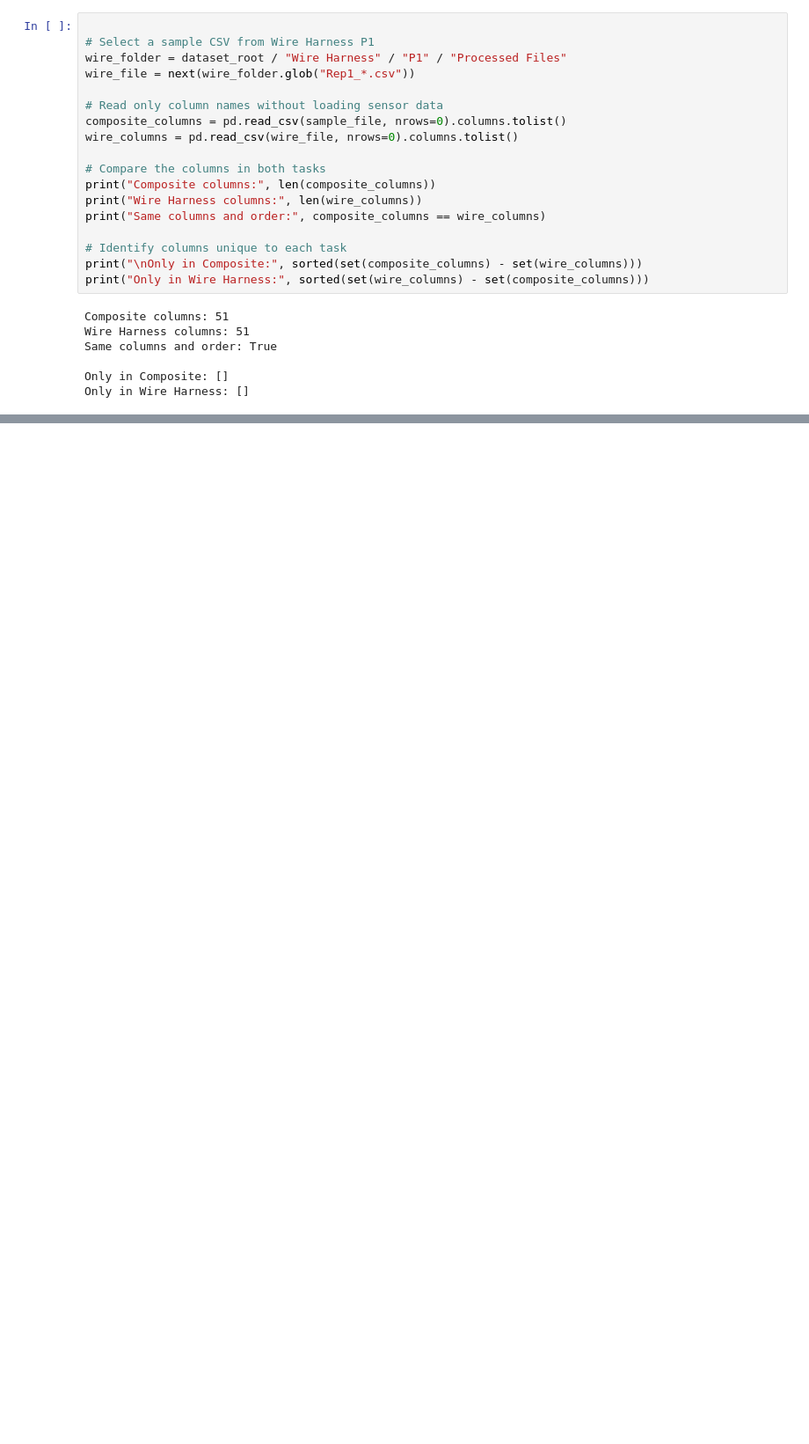
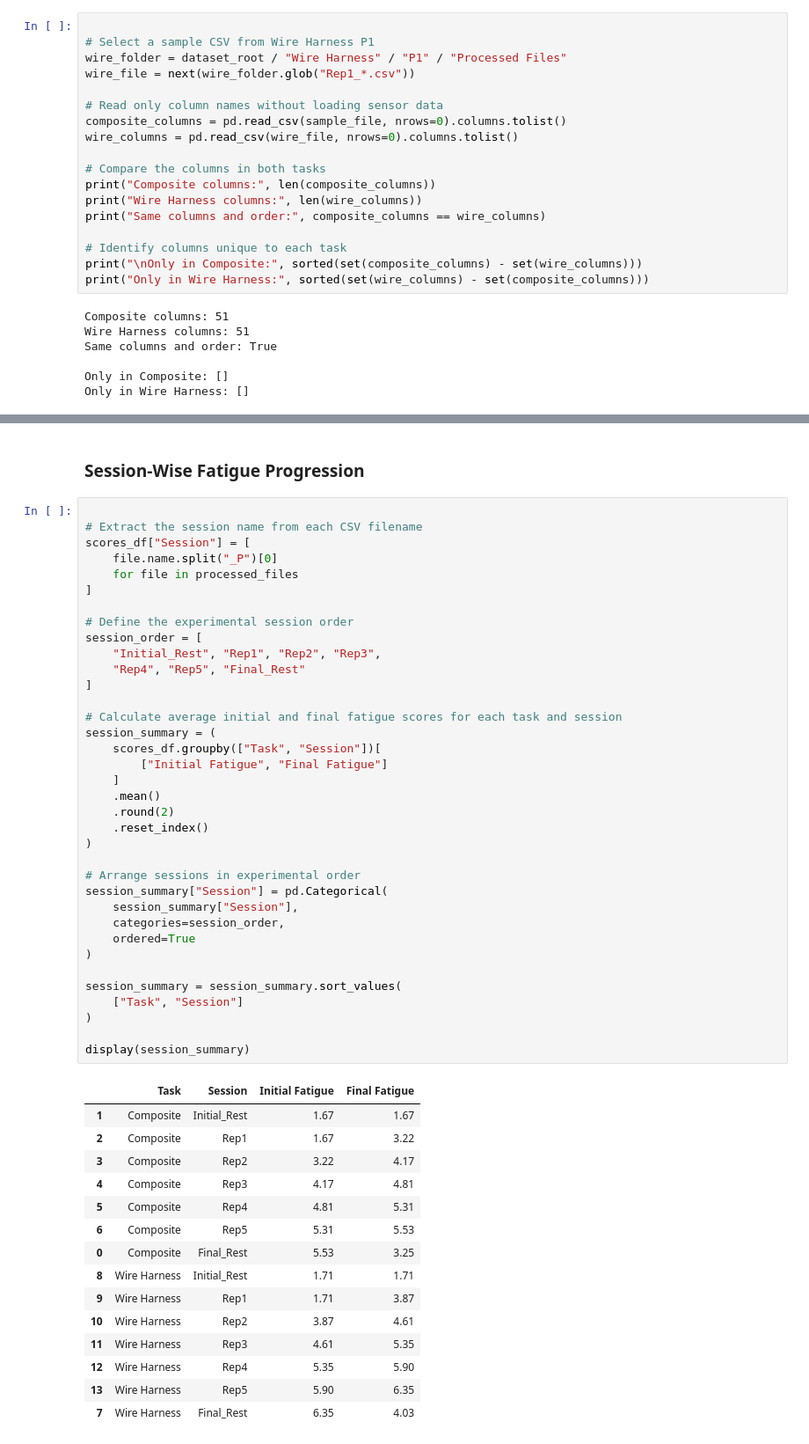
Before and after one commit to Oshadha02/physical-fatigue-ml, a Jupyter notebook: notebooks/01_dataset_understanding.ipynb, the cells around one changed output, grey strips where cells are left out. Shown at 88% size. Saved outputs shown, nothing was run; the diff lists cells and outputs as text; blank space fills up the shorter version.

```diff
--- a/notebooks/01_dataset_understanding.ipynb
+++ b/notebooks/01_dataset_understanding.ipynb
@@ -257,0 +508,55 @@ Reading errors: []
+# %% [markdown]
+
+### Session-Wise Fatigue Progression
+# %%
+
+# Extract the session name from each CSV filename
+scores_df["Session"] = [
+    file.name.split("_P")[0]
+    for file in processed_files
+]
+
+# Define the experimental session order
+session_order = [
+    "Initial_Rest", "Rep1", "Rep2", "Rep3",
+    "Rep4", "Rep5", "Final_Rest"
+]
+
+# Calculate average initial and final fatigue scores for each task and session
+session_summary = (
+    scores_df.groupby(["Task", "Session"])[
+        ["Initial Fatigue", "Final Fatigue"]
+    ]
+    .mean()
+    .round(2)
+    .reset_index()
+)
+
+# Arrange sessions in experimental order
+session_summary["Session"] = pd.Categorical(
+    session_summary["Session"],
+    categories=session_order,
+    ordered=True
+)
+
+session_summary = session_summary.sort_values(
+    ["Task", "Session"]
+)
+
+display(session_summary)
+# %% [output]
+|  | Task | Session | Initial Fatigue | Final Fatigue |
+| 1 | Composite | Initial_Rest | 1.67 | 1.67 |
+| 2 | Composite | Rep1 | 1.67 | 3.22 |
+| 3 | Composite | Rep2 | 3.22 | 4.17 |
+| 4 | Composite | Rep3 | 4.17 | 4.81 |
+| 5 | Composite | Rep4 | 4.81 | 5.31 |
+| 6 | Composite | Rep5 | 5.31 | 5.53 |
+| 0 | Composite | Final_Rest | 5.53 | 3.25 |
+| 8 | Wire Harness | Initial_Rest | 1.71 | 1.71 |
+| 9 | Wire Harness | Rep1 | 1.71 | 3.87 |
+| 10 | Wire Harness | Rep2 | 3.87 | 4.61 |
+| 11 | Wire Harness | Rep3 | 4.61 | 5.35 |
+| 12 | Wire Harness | Rep4 | 5.35 | 5.90 |
+| 13 | Wire Harness | Rep5 | 5.90 | 6.35 |
+| 7 | Wire Harness | Final_Rest | 6.35 | 4.03 |
```
Also changed, not shown: parts of 54 cells of this notebook.
